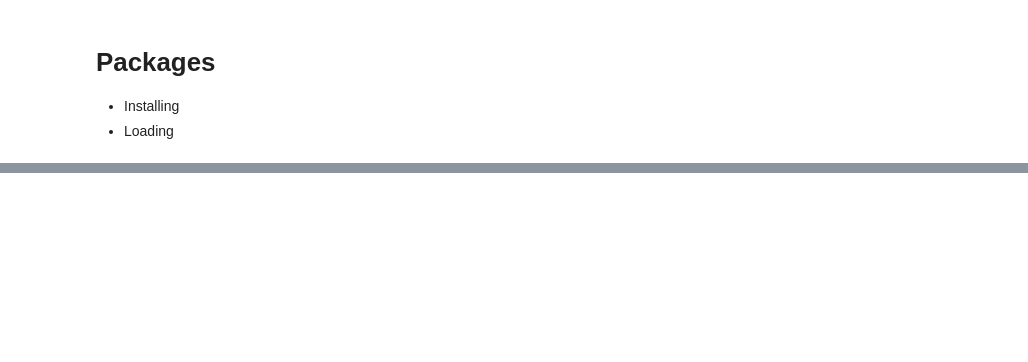
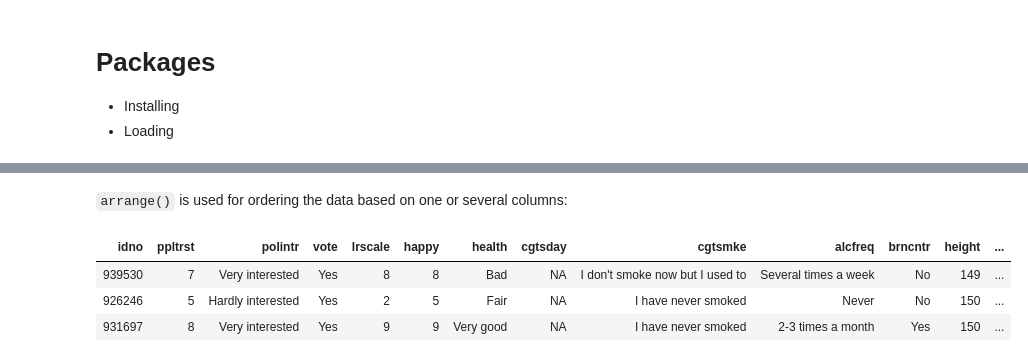
Before and after one commit to CALDISS-AAU/workshop_r-table-data, a Jupyter notebook: notebooks/R_table-data_refresher.ipynb, the cells around one changed output, grey strips where cells are left out. Cells and saved outputs as stored; diff of their text form; code cells hidden in the pictures; blank space fills up the shorter version.

```diff
--- a/notebooks/R_table-data_refresher.ipynb
+++ b/notebooks/R_table-data_refresher.ipynb
@@ -121,0 +320,10 @@ An often occuring type of object class in R is the logical class. A logical is e
+# %% [markdown]
+`arrange()` is used for ordering the data based on one or several columns:
+# %%
+ess_ordered <- arrange(ess_data, height)  # ordered by height, lowest first
+head(ess_ordered, 3)
+# %% [output]
+| idno | ppltrst | polintr | vote | lrscale | happy | health | cgtsday | cgtsmke | alcfreq | brncntr | height | ... |
+| 939530 | 7 | Very interested | Yes | 8 | 8 | Bad | NA | I don't smoke now but I used to | Several times a week | No | 149 | ... |
+| 926246 | 5 | Hardly interested | Yes | 2 | 5 | Fair | NA | I have never smoked | Never | No | 150 | ... |
+| 931697 | 8 | Very interested | Yes | 9 | 9 | Very good | NA | I have never smoked | 2-3 times a month | Yes | 150 | ... |
```
Also changed, not shown: parts of 65 cells of this notebook, 5 other files.
